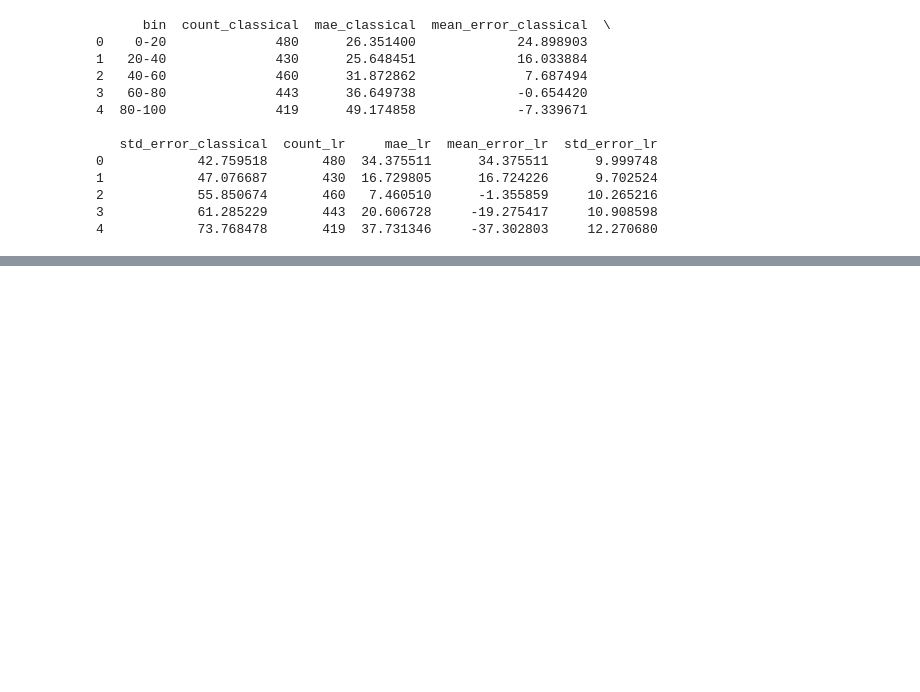
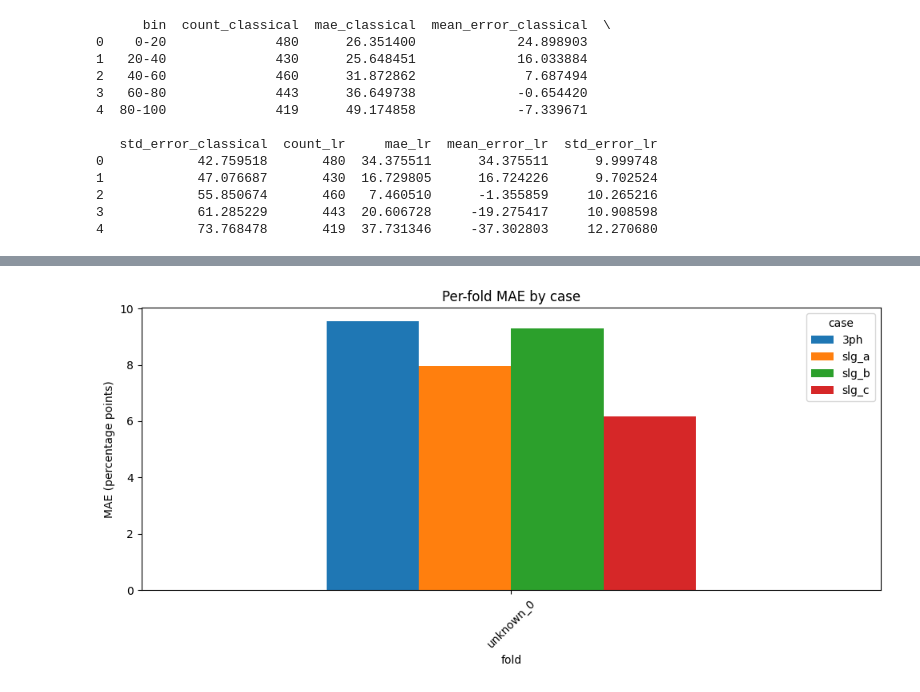
Before and after one commit to sagar-crypto/Masters_thesis_PR_LABS, a Jupyter notebook: EDA.ipynb, the cells around one changed output, grey strips where cells are left out. Cells and saved outputs as stored; diff of their text form; code cells hidden in the pictures; blank space fills up the shorter version.

```diff
--- a/EDA.ipynb
+++ b/EDA.ipynb
@@ -1257,3 +1262,13 @@ print(comparison)
 2            55.850674       460   7.460510      -1.355859     10.265216
 3            61.285229       443  20.606728     -19.275417     10.908598
 4            73.768478       419  37.731346     -37.302803     12.270680
+# %%
+import pickle
+from pprint import pprint
+
+path = "/home/vault/iwi5/iwi5305h/hv_double_line_110kv/graphs/graph_benchmark.pickle"
+
+with open(path, "rb") as f:
+    obj = pickle.load(f)
+
+print("TYPE:", type(obj))
@@ -1259,0 +1445,4 @@ print(comparison)
+# %%
+path = "/home/vault/iwi5/iwi5305h/kol_operator_features_hv_double_line_110kv_both_i0res_seq_bothfix.csv"
+df = pd.read_csv(path, nrows=1)
+print(df.columns.tolist())
@@ -1259,0 +1548,16 @@ print(comparison)
+# %%
+# Pivot table: rows=fold, cols=case, values=mae_pp
+pivot_mae = all_cases.pivot_table(
+    index="fold",
+    columns="case",
+    values="mae_pp",
+    aggfunc="mean"
+).sort_index()
+
+print("MAE per fold and case:")
+display(pivot_mae)
+
+print("Std deviation across folds for each case:")
+display(
+    pivot_mae.std(axis=0).sort_values(ascending=False).rename("std_mae_pp").to_frame()
+)
@@ -1259,0 +1576,11 @@ print(comparison)
+# %%
+import matplotlib.pyplot as plt
+
+pivot_mae.plot(kind="bar", figsize=(10, 5))
+plt.ylabel("MAE (percentage points)")
+plt.title("Per-fold MAE by case")
+plt.xticks(rotation=45)
+plt.tight_layout()
+plt.show()
+# %% [output]
+[figure, added]
```
Also changed, not shown: parts of 16 cells of this notebook, 23 other files.
